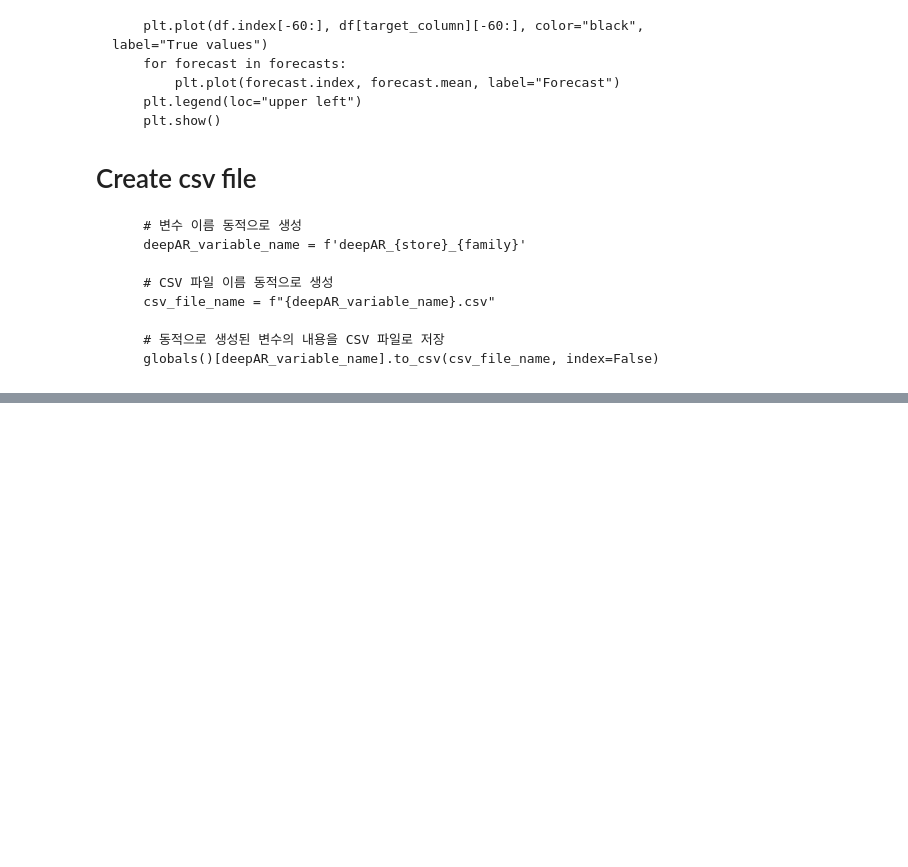
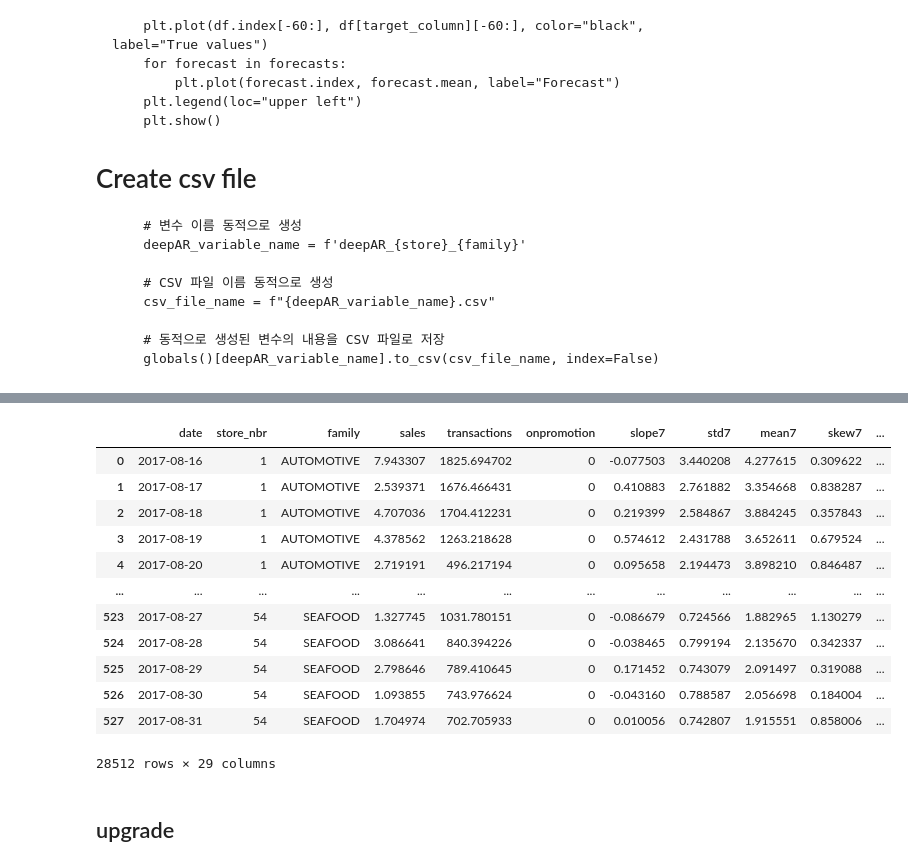
Before and after one commit to fastcamp-ml-project-3/ml_project_3, a Jupyter notebook: yoonjae/notebook/modeling_for_submission.ipynb, the cells around one changed output, grey strips where cells are left out. Saved outputs shown, nothing was run; the diff lists cells and outputs as text; code cells hidden in the pictures; blank space fills up the shorter version.

```diff
--- a/yoonjae/notebook/modeling_for_submission.ipynb
+++ b/yoonjae/notebook/modeling_for_submission.ipynb
@@ -648,9 +653,8 @@ import pandas as pd
 
 
 # familyunique 추출
-#familyunique = temp['family'].unique()
-familyunique = ['AUTOMOTIVE','BEVERAGES']
-all_predictions = []
+familyunique = temp['family'].unique()
+#familyunique = ['AUTOMOTIVE','BEAUTY']
 
 # get_slope 함수 정의
 def get_slope(array):
@@ -711,7 +715,9 @@ def get_gluonts(df, target_column):
         return forecasts
 
 
-for store in range(1, 2):
+for store in range(14, 23):
+    all_predictions = []
+
     for family in familyunique:
         print(f"###################################### start store: {store}, family: {family}######################################")
         ###################################### test data set : gluonts deepAR ######################################
@@ -748,6 +754,10 @@ for store in range(1, 2):
         deepAR_after= pd.concat([deepAR_before, deepAR], axis=0)
 
         deepAR_after['date'] = pd.to_datetime(deepAR_after['date'])
+
+        # 음수 값 0으로 셋팅
+        deepAR_after.loc[deepAR_after['sales'] < 0, 'sales'] = 0
+        deepAR_after.loc[deepAR_after['transactions'] < 0, 'transactions'] = 0
 
         # rolling
         get_rolling(deepAR_after)
@@ -796,6 +806,13 @@ for store in range(1, 2):
 
         rf.fit(X_train, y_train)
 
+        # 모델 저장 (Pickle)
+        #cleaned_family = re.sub(r'[\\/:*?"<>|]', '', family)
+        #with open(f'rf_model_{store:02d}_{cleaned_family}.pkl', 'wb') as f:
+        #    pickle.dump(rf, f)
+
+        #print(f"모델이 'rf_model_{store:02d}_{cleaned_family}.pkl' 파일에 저장되었습니다.")
+
         # Predict
         test_pred = rf.predict(deepAR)
 
@@ -806,13 +823,14 @@ for store in range(1, 2):
         all_predictions.append(deepAR_origin)
         print(f"###################################### end store: {store}, family: {family}######################################")
 
-# Concatenate all predictions into a single dataframe
-final_predictions = pd.concat(all_predictions)
-final_predictions.to_csv('final_predictions.csv', index=False)
+    # Concatenate all predictions into a single dataframe
+    final_predictions = pd.concat(all_predictions)
+    final_predictions.to_csv(f'final_predictions_{store}.csv', index=False)
+
 
 
 
 
 # 하나 돌리는데 1분 35초
 # 1836개 돌려야 하니까 174420초는 48시간 27분
-# store_nbr 1개만 돌리려면 약 53.83분 예상됨
+# store_nbr 1개만 돌리려면 약 53.83분 예상됨, 실제로 66분걸림
@@ -920,0 +839,13 @@ See the caveats in the documentation: https://pandas.pydata.org/pandas-docs/stab
+# %%
+for i in range(1,55):
+    globals()[f'final_predictions_{i}'] = pd.read_csv(rf'C:\Users\user\upstage3-python\09.ML_project_team03\dev\notebooks\final_predictions_{i}.csv')
+# %%
+# Create an empty list to store DataFrames
+dataframes = []
+
+# Loop through the range and append each DataFrame to the list
+for i in range(1, 55):
+    dataframes.append(globals()[f'final_predictions_{i}'])
+
+# Concatenate all DataFrames in the list
+final_predictions = pd.concat(dataframes)
@@ -920,0 +871,16 @@ See the caveats in the documentation: https://pandas.pydata.org/pandas-docs/stab
+# %%
+final_predictions
+# %% [output]
+|  | date | store_nbr | family | sales | transactions | onpromotion | slope7 | std7 | mean7 | skew7 | ... |
+| 0 | 2017-08-16 | 1 | AUTOMOTIVE | 7.943307 | 1825.694702 | 0 | -0.077503 | 3.440208 | 4.277615 | 0.309622 | ... |
+| 1 | 2017-08-17 | 1 | AUTOMOTIVE | 2.539371 | 1676.466431 | 0 | 0.410883 | 2.761882 | 3.354668 | 0.838287 | ... |
+| 2 | 2017-08-18 | 1 | AUTOMOTIVE | 4.707036 | 1704.412231 | 0 | 0.219399 | 2.584867 | 3.884245 | 0.357843 | ... |
+| 3 | 2017-08-19 | 1 | AUTOMOTIVE | 4.378562 | 1263.218628 | 0 | 0.574612 | 2.431788 | 3.652611 | 0.679524 | ... |
+| 4 | 2017-08-20 | 1 | AUTOMOTIVE | 2.719191 | 496.217194 | 0 | 0.095658 | 2.194473 | 3.898210 | 0.846487 | ... |
+| ... | ... | ... | ... | ... | ... | ... | ... | ... | ... | ... | ... |
+| 523 | 2017-08-27 | 54 | SEAFOOD | 1.327745 | 1031.780151 | 0 | -0.086679 | 0.724566 | 1.882965 | 1.130279 | ... |
+| 524 | 2017-08-28 | 54 | SEAFOOD | 3.086641 | 840.394226 | 0 | -0.038465 | 0.799194 | 2.135670 | 0.342337 | ... |
+| 525 | 2017-08-29 | 54 | SEAFOOD | 2.798646 | 789.410645 | 0 | 0.171452 | 0.743079 | 2.091497 | 0.319088 | ... |
+| 526 | 2017-08-30 | 54 | SEAFOOD | 1.093855 | 743.976624 | 0 | -0.043160 | 0.788587 | 2.056698 | 0.184004 | ... |
+| 527 | 2017-08-31 | 54 | SEAFOOD | 1.704974 | 702.705933 | 0 | 0.010056 | 0.742807 | 1.915551 | 0.858006 | ... |
+28512 rows × 29 columns
@@ -920,0 +891,2 @@ See the caveats in the documentation: https://pandas.pydata.org/pandas-docs/stab
+# %% [markdown]
+##  upgrade
```
Also changed, not shown: parts of 31 cells of this notebook, 4 other files.
